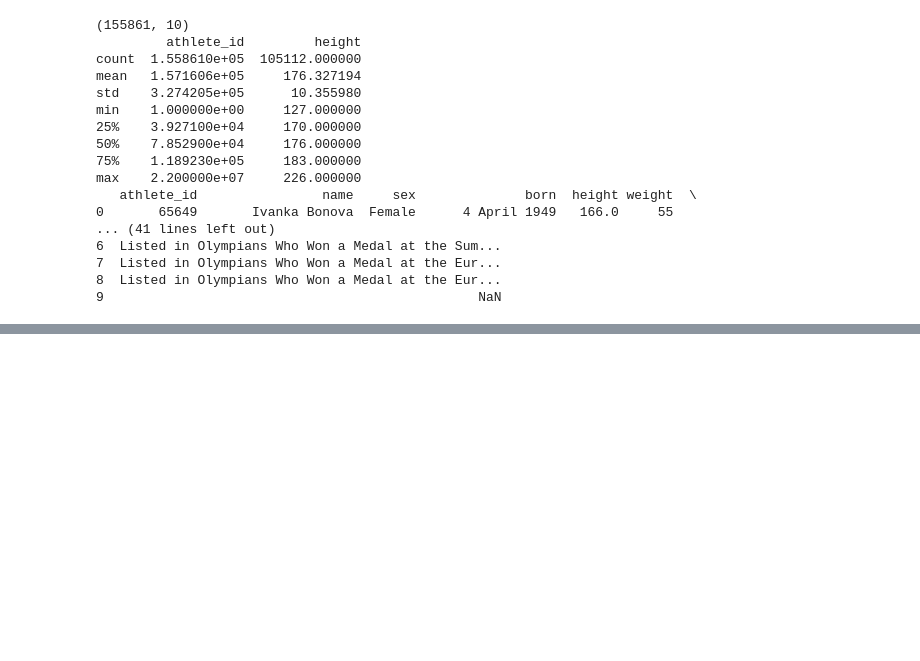
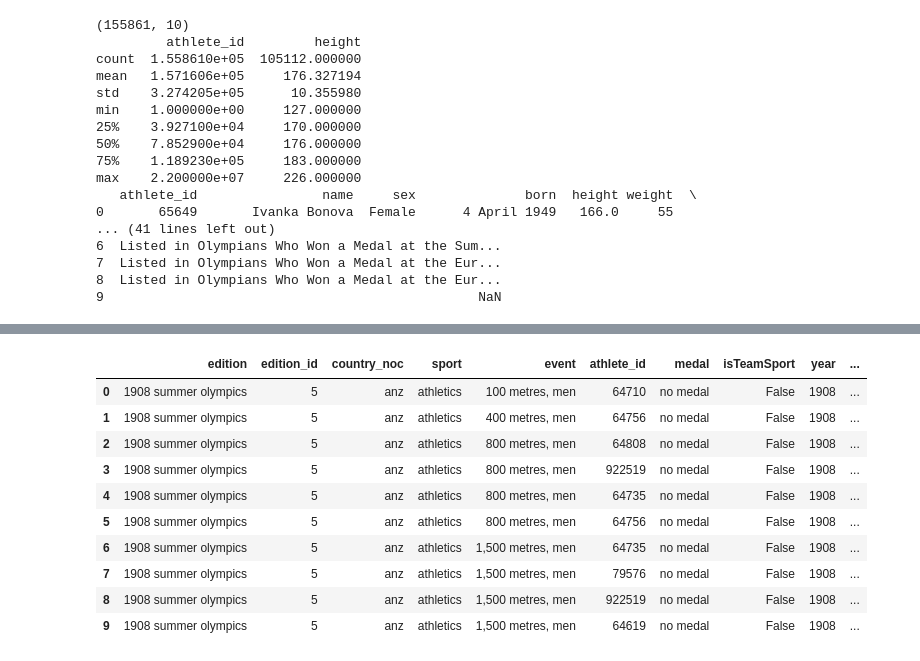
Before and after one commit to Geetansh170/OlympiTrack, a Jupyter notebook: DIC_Project.ipynb, the cells around one changed output, grey strips where cells are left out. Drawn from its saved outputs; the diff is of its cells as text; code cells hidden in the pictures; blank space fills up the shorter version.

```diff
--- a/DIC_Project.ipynb
+++ b/DIC_Project.ipynb
@@ -392,0 +428,2 @@ Athlete_Biography['born'] = Athlete_Biography['born'].str.strip().str.lower()
+# %%
+Athlete_Events_Details['medal'].fillna('no medal', inplace=True)
@@ -392,0 +437,5 @@ Athlete_Biography['born'] = Athlete_Biography['born'].str.strip().str.lower()
+# %%
+Athlete_Events_Details['country_noc'] = Athlete_Events_Details['country_noc'].str.strip().str.lower()
+Athlete_Events_Details['sport'] = Athlete_Events_Details['sport'].str.strip().str.lower()
+Athlete_Events_Details['event'] = Athlete_Events_Details['event'].str.strip().str.lower()
+Athlete_Events_Details['edition'] = Athlete_Events_Details['edition'].str.strip().str.lower()
@@ -392,0 +456,3 @@ Athlete_Biography['born'] = Athlete_Biography['born'].str.strip().str.lower()
+# %%
+Athlete_Events_Details['edition'] = Athlete_Events_Details['edition'].astype('category')
+Athlete_Events_Details['isTeamSport'] = Athlete_Events_Details['isTeamSport'].astype(bool)
@@ -392,0 +473,5 @@ Athlete_Biography['born'] = Athlete_Biography['born'].str.strip().str.lower()
+# %%
+Athlete_Events_Details[['year', 'olympic_type']] = Athlete_Events_Details['edition'].str.extract(r'(\d{4})\s+(summer|winter)\s+olympics')
+
+print(Athlete_Events_Details['year'].head())
+print(Athlete_Events_Details['olympic_type'].head())
@@ -392,0 +491,17 @@ Athlete_Biography['born'] = Athlete_Biography['born'].str.strip().str.lower()
+# %%
+Athlete_Events_Details['men'] = Athlete_Events_Details['event'].str.contains(r'\bmen\b', case=False).astype(int)
+Athlete_Events_Details['women'] = Athlete_Events_Details['event'].str.contains('women', case=False).astype(int)
+
+Athlete_Events_Details.head(10)
+# %% [output]
+|  | edition | edition_id | country_noc | sport | event | athlete_id | medal | isTeamSport | year | ... |
+| 0 | 1908 summer olympics | 5 | anz | athletics | 100 metres, men | 64710 | no medal | False | 1908 | ... |
+| 1 | 1908 summer olympics | 5 | anz | athletics | 400 metres, men | 64756 | no medal | False | 1908 | ... |
+| 2 | 1908 summer olympics | 5 | anz | athletics | 800 metres, men | 64808 | no medal | False | 1908 | ... |
+| 3 | 1908 summer olympics | 5 | anz | athletics | 800 metres, men | 922519 | no medal | False | 1908 | ... |
+| 4 | 1908 summer olympics | 5 | anz | athletics | 800 metres, men | 64735 | no medal | False | 1908 | ... |
+| 5 | 1908 summer olympics | 5 | anz | athletics | 800 metres, men | 64756 | no medal | False | 1908 | ... |
+| 6 | 1908 summer olympics | 5 | anz | athletics | 1,500 metres, men | 64735 | no medal | False | 1908 | ... |
+| 7 | 1908 summer olympics | 5 | anz | athletics | 1,500 metres, men | 79576 | no medal | False | 1908 | ... |
+| 8 | 1908 summer olympics | 5 | anz | athletics | 1,500 metres, men | 922519 | no medal | False | 1908 | ... |
+| 9 | 1908 summer olympics | 5 | anz | athletics | 1,500 metres, men | 64619 | no medal | False | 1908 | ... |
```
Also changed, not shown: parts of 11 cells of this notebook.
